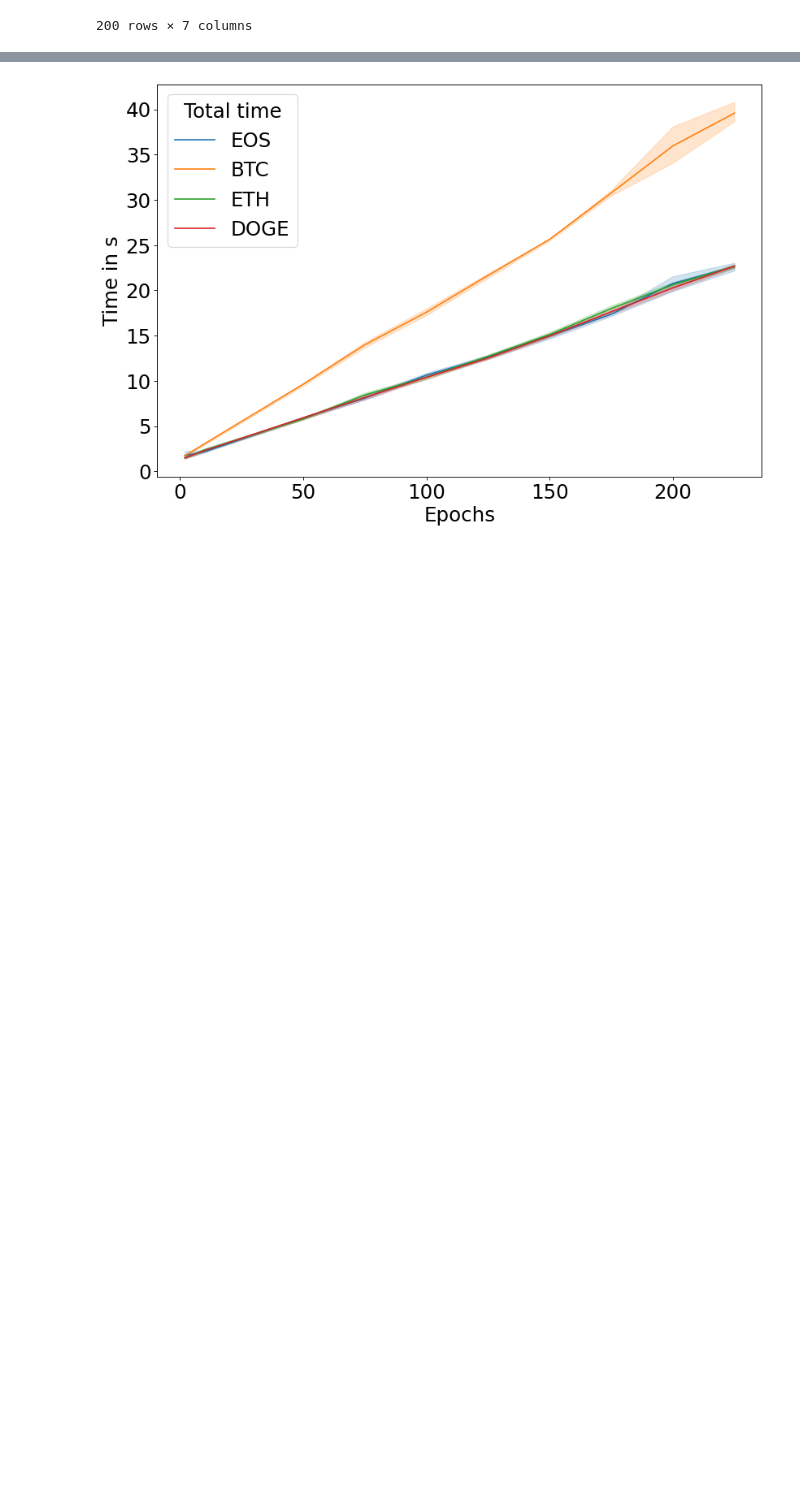
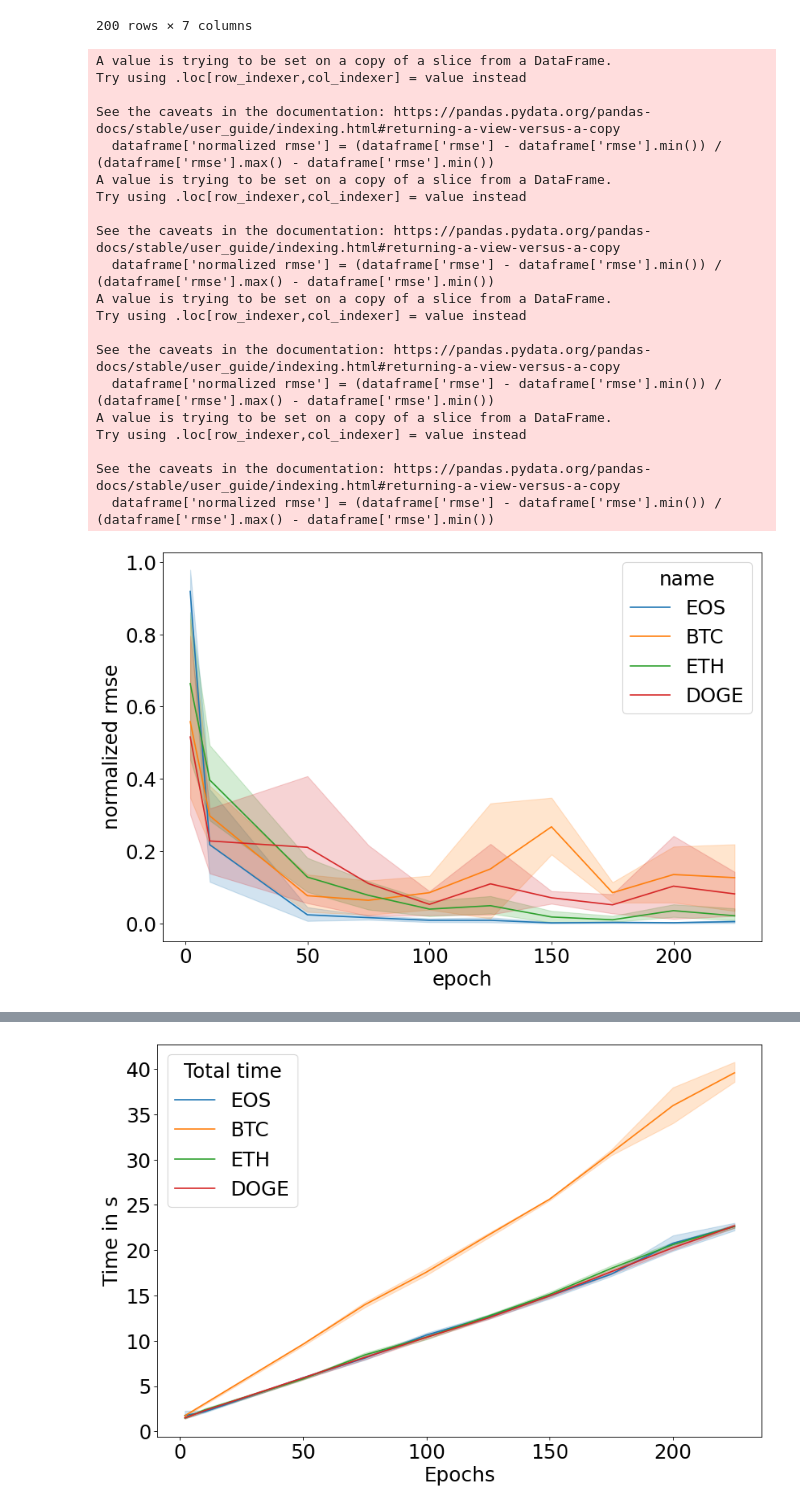
Before and after one commit to cybertraining-dsc/su21-reu-361, a Jupyter notebook: project/code/gregor-analyse.ipynb, the cells around one changed output, grey strips where cells are left out. Drawn from its saved outputs; the diff is of its cells as text; code cells hidden in the pictures; blank space fills up the shorter version.

```diff
--- a/project/code/gregor-analyse.ipynb
+++ b/project/code/gregor-analyse.ipynb
@@ -20,4 +20,6 @@ os.system(f"ls {filename}")
 0
+# %%
+list_of_cryptos = ["EOS", "BTC", "ETH", "DOGE"]
 # %%
 def read(filename):
     lines = readfile(filename).splitlines()
@@ -69,6 +71,48 @@ rmse
 | 795 | RMSE-DOGE-USD-225-3 | 5090X-RTX3090 | gregor | DOGE | 225 | 3 | 0.013701 |
 | 799 | RMSE-DOGE-USD-225-4 | 5090X-RTX3090 | gregor | DOGE | 225 | 4 | 0.007148 |
 200 rows × 7 columns
+# %%
+def normalize(df):
+    list_of_rmse = []
+    normalized_rmse = pd.DataFrame()
+    for crypto in list_of_cryptos:
+        string_with_crypto = f"column_{crypto}"
+        list_of_rmse.append(rmse.loc[rmse['name'] == crypto])
+
+    df_new = pd.DataFrame()
+    for dataframe in list_of_rmse:
+        dataframe['normalized rmse'] = (dataframe['rmse'] - dataframe['rmse'].min()) / (dataframe['rmse'].max() - dataframe['rmse'].min())
+    df_new = pd.concat(list_of_rmse)
+    return df_new
+
+norm = normalize(rmse)
+
+figure(figsize=(12, 8), dpi=80)
+plt.rcParams.update({'font.size': 22})
+ax = sns.lineplot(data=norm, x="epoch", y="normalized rmse", hue="name")
+plt.show()
+# %% [output]
+A value is trying to be set on a copy of a slice from a DataFrame.
+Try using .loc[row_indexer,col_indexer] = value instead
+
+See the caveats in the documentation: https://pandas.pydata.org/pandas-docs/stable/user_guide/indexing.html#returning-a-view-versus-a-copy
+  dataframe['normalized rmse'] = (dataframe['rmse'] - dataframe['rmse'].min()) / (dataframe['rmse'].max() - dataframe['rmse'].min())
+A value is trying to be set on a copy of a slice from a DataFrame.
+Try using .loc[row_indexer,col_indexer] = value instead
+
+See the caveats in the documentation: https://pandas.pydata.org/pandas-docs/stable/user_guide/indexing.html#returning-a-view-versus-a-copy
+  dataframe['normalized rmse'] = (dataframe['rmse'] - dataframe['rmse'].min()) / (dataframe['rmse'].max() - dataframe['rmse'].min())
+A value is trying to be set on a copy of a slice from a DataFrame.
+Try using .loc[row_indexer,col_indexer] = value instead
+
+See the caveats in the documentation: https://pandas.pydata.org/pandas-docs/stable/user_guide/indexing.html#returning-a-view-versus-a-copy
+  dataframe['normalized rmse'] = (dataframe['rmse'] - dataframe['rmse'].min()) / (dataframe['rmse'].max() - dataframe['rmse'].min())
+A value is trying to be set on a copy of a slice from a DataFrame.
+Try using .loc[row_indexer,col_indexer] = value instead
+
+See the caveats in the documentation: https://pandas.pydata.org/pandas-docs/stable/user_guide/indexing.html#returning-a-view-versus-a-copy
+  dataframe['normalized rmse'] = (dataframe['rmse'] - dataframe['rmse'].min()) / (dataframe['rmse'].max() - dataframe['rmse'].min())
+[figure, added]
 # %%
 figure(figsize=(12, 8), dpi=80)
 plt.rcParams.update({'font.size': 22})
```
Also changed, not shown: parts of 5 cells of this notebook.
